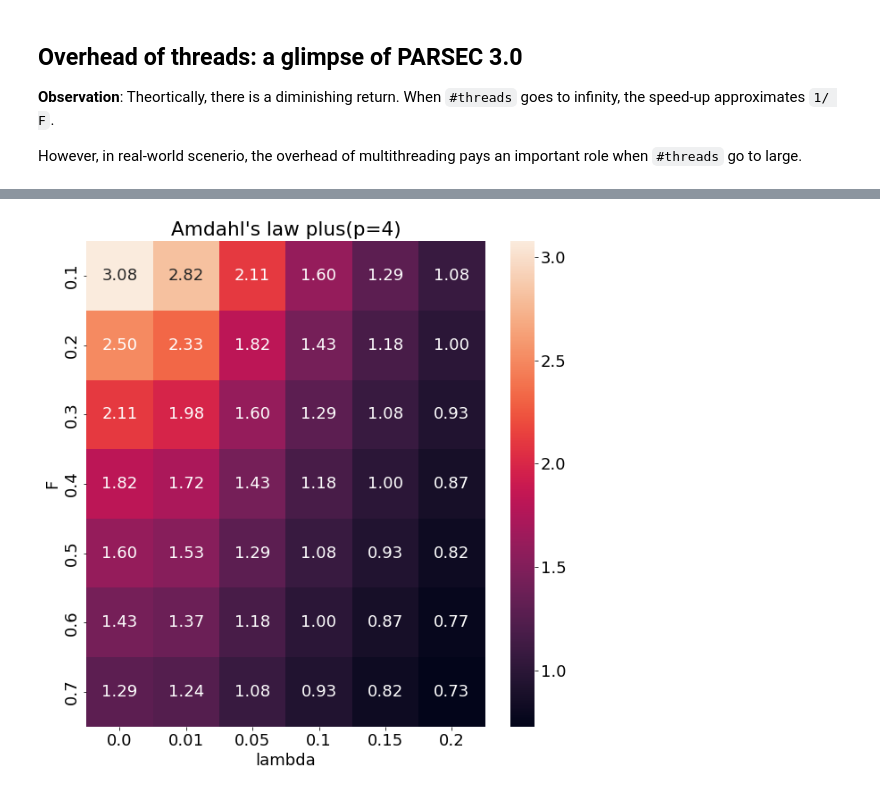
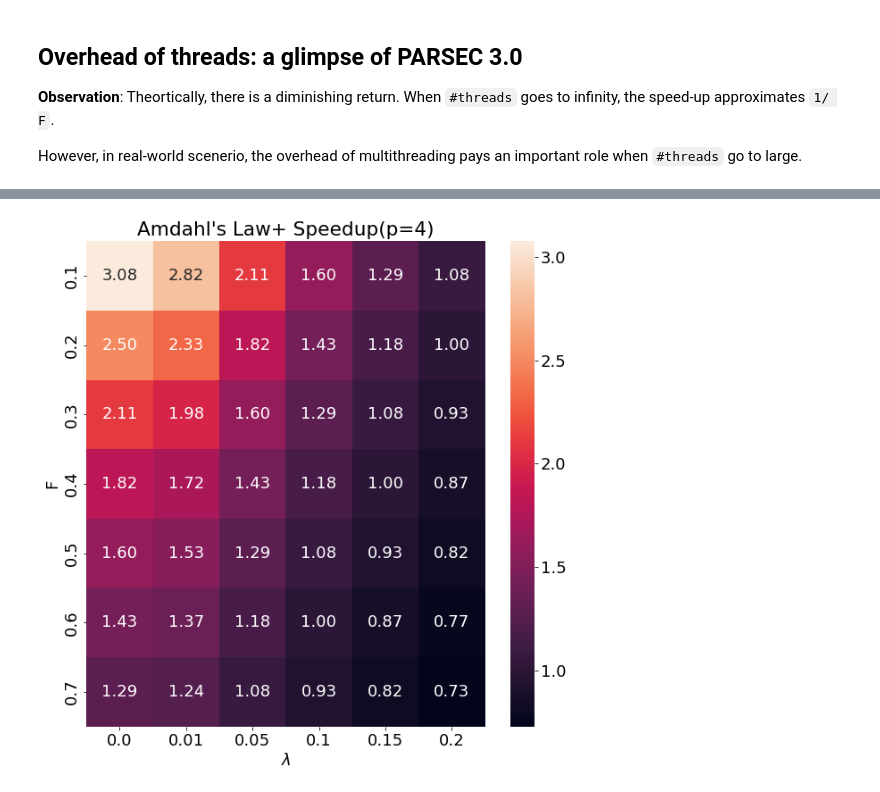
Before and after one commit to liubai01/Multicore-NYU-2021, a Jupyter notebook: Amdahl's law.ipynb, the cells around one changed output, grey strips where cells are left out. Cells and saved outputs as stored; diff of their text form; code cells hidden in the pictures.

```diff
--- a/Amdahl's law.ipynb
+++ b/Amdahl's law.ipynb
@@ -161,23 +181,23 @@ plt.show()
 # %%
 F = [0.1, 0.2, 0.3, 0.4, 0.5, 0.6, 0.7]
 L = [0.0, 0.01, 0.05, 0.1, 0.15, 0.2]
 
 out_f = []
 out_l = []
 out = []
 
 df_data = []
 
 for f in F:
     for l in L:
         df_data.append([f, l, amdahl_plus(F=f, lmd=l, p=4)])
-df = pd.DataFrame(data=df_data, columns=['F', 'lambda', 'SpeedUp'])
+df = pd.DataFrame(data=df_data, columns=['F', '$\lambda$', 'SpeedUp'])
 
-vis = df.pivot('F', 'lambda', 'SpeedUp')
-plt.title("Amdahl's law plus(p=4)")
+vis = df.pivot('F', '$\lambda$', 'SpeedUp')
+plt.title("Amdahl's Law+ Speedup(p=4)")
 ax = sns.heatmap(vis, annot=True, fmt=".2f")
 # %% [output]
-[figure, old version]
+[figure, new version]
 # %%
 L = [0.0, 0.01, 0.05, 0.1, 0.15, 0.2]
 P = [1, 2, 4, 8, 16, 32]
```
Also changed, not shown: parts of 8 cells of this notebook.
